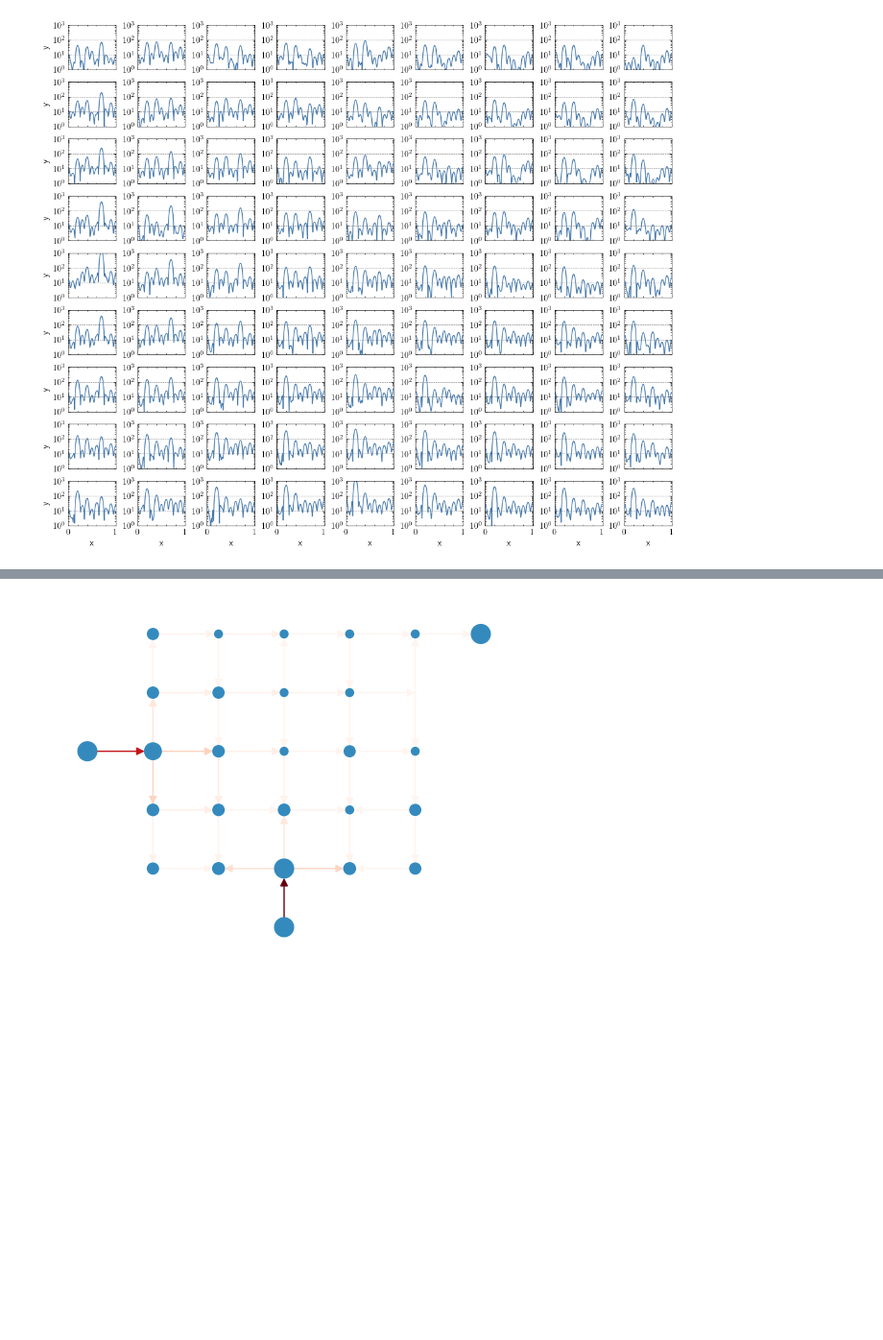
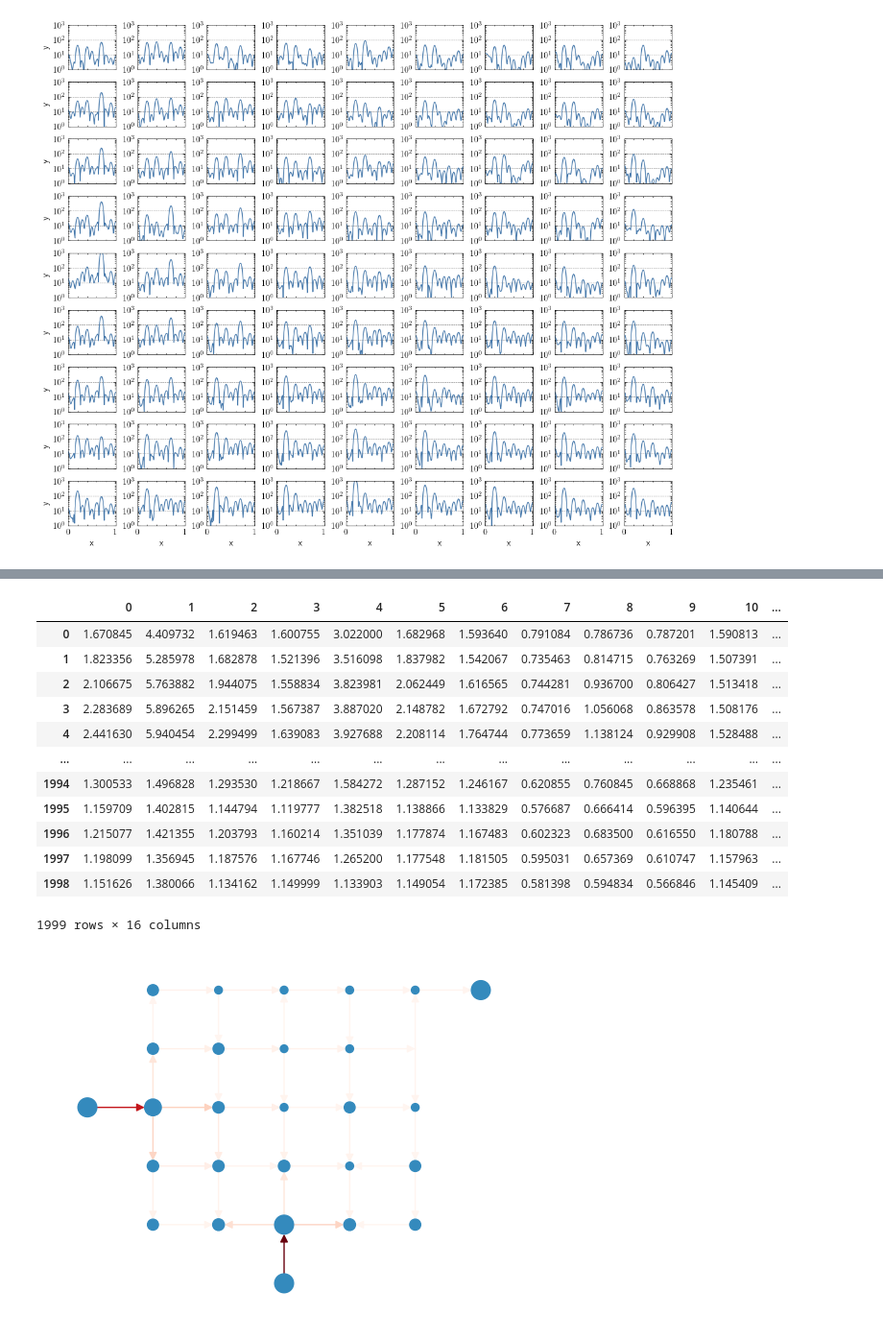
Before and after one commit to JonasMnsing/NanoNets, a Jupyter notebook: scripts/2_funding_period/WP2/freq_double/nbk/freq_double.ipynb, the cells around one changed output, grey strips where cells are left out. Shown at 96% size. Saved outputs shown, nothing was run; the diff lists cells and outputs as text; code cells hidden in the pictures; blank space fills up the shorter version.

```diff
--- a/scripts/2_funding_period/WP2/freq_double/nbk/freq_double.ipynb
+++ b/scripts/2_funding_period/WP2/freq_double/nbk/freq_double.ipynb
@@ -184,3 +195,19 @@ fig, ax = multiplot_observable_based_on_network(dic_states_fft[N][0], dic_states
+# %%
+dic_states[4][]
+# %% [output]
+|  | 0 | 1 | 2 | 3 | 4 | 5 | 6 | 7 | 8 | 9 | 10 | ... |
+| 0 | 1.670845 | 4.409732 | 1.619463 | 1.600755 | 3.022000 | 1.682968 | 1.593640 | 0.791084 | 0.786736 | 0.787201 | 1.590813 | ... |
+| 1 | 1.823356 | 5.285978 | 1.682878 | 1.521396 | 3.516098 | 1.837982 | 1.542067 | 0.735463 | 0.814715 | 0.763269 | 1.507391 | ... |
+| 2 | 2.106675 | 5.763882 | 1.944075 | 1.558834 | 3.823981 | 2.062449 | 1.616565 | 0.744281 | 0.936700 | 0.806427 | 1.513418 | ... |
+| 3 | 2.283689 | 5.896265 | 2.151459 | 1.567387 | 3.887020 | 2.148782 | 1.672792 | 0.747016 | 1.056068 | 0.863578 | 1.508176 | ... |
+| 4 | 2.441630 | 5.940454 | 2.299499 | 1.639083 | 3.927688 | 2.208114 | 1.764744 | 0.773659 | 1.138124 | 0.929908 | 1.528488 | ... |
+| ... | ... | ... | ... | ... | ... | ... | ... | ... | ... | ... | ... | ... |
+| 1994 | 1.300533 | 1.496828 | 1.293530 | 1.218667 | 1.584272 | 1.287152 | 1.246167 | 0.620855 | 0.760845 | 0.668868 | 1.235461 | ... |
+| 1995 | 1.159709 | 1.402815 | 1.144794 | 1.119777 | 1.382518 | 1.138866 | 1.133829 | 0.576687 | 0.666414 | 0.596395 | 1.140644 | ... |
+| 1996 | 1.215077 | 1.421355 | 1.203793 | 1.160214 | 1.351039 | 1.177874 | 1.167483 | 0.602323 | 0.683500 | 0.616550 | 1.180788 | ... |
+| 1997 | 1.198099 | 1.356945 | 1.187576 | 1.167746 | 1.265200 | 1.177548 | 1.181505 | 0.595031 | 0.657369 | 0.610747 | 1.157963 | ... |
+| 1998 | 1.151626 | 1.380066 | 1.134162 | 1.149999 | 1.133903 | 1.149054 | 1.172385 | 0.581398 | 0.594834 | 0.566846 | 1.145409 | ... |
+1999 rows × 16 columns
 # %%
 N                   = 5
 topology_parameter  = {
```
Also changed, not shown: parts of 1 cell of this notebook, 8 other files.
